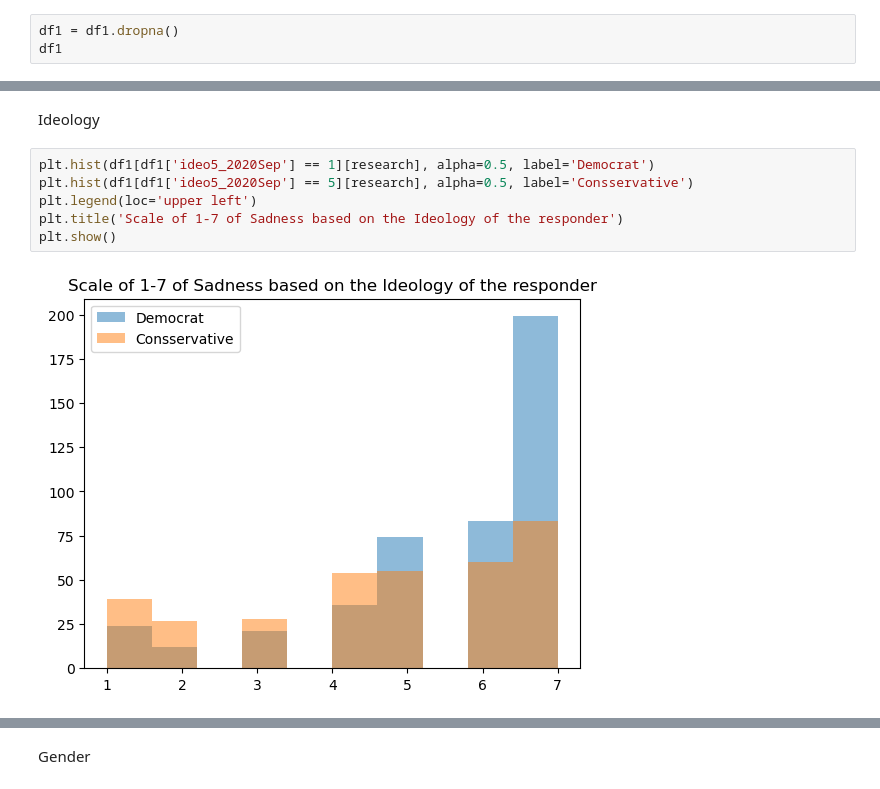
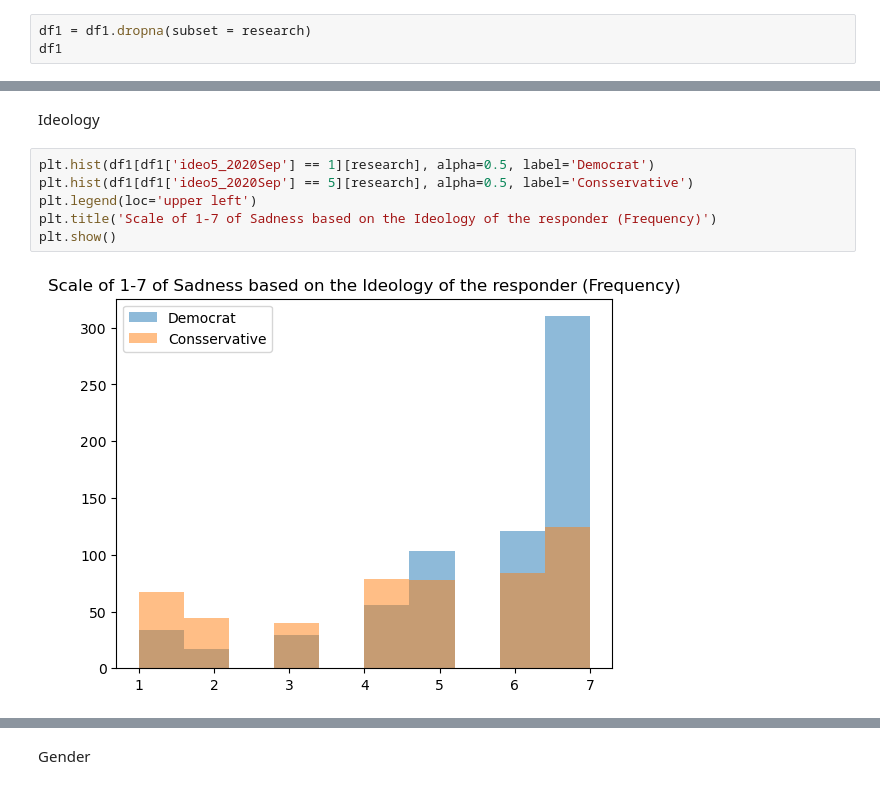
Before and after one commit to wdneff2/steur_research, a Jupyter notebook: research.ipynb, the cells around one changed output, grey strips where cells are left out. Drawn from its saved outputs; the diff is of its cells as text.

```diff
--- a/research.ipynb
+++ b/research.ipynb
@@ -83,5 +85,5 @@ array([ 5.,  3.,  7.,  6.,  4.,  2.,  1., nan])
 # %%
-df1 = df1.dropna()
+df1 = df1.dropna(subset = research)
 df1
 # %% [output]
 |  | weight_genpop_2020Nov | cdid_2020Nov | inputstate_2020Nov | track_2020Nov | econtrend_2020Nov | ... |
@@ -515,8 +524,8 @@ Ideology
 # %%
 plt.hist(df1[df1['ideo5_2020Sep'] == 1][research], alpha=0.5, label='Democrat')
 plt.hist(df1[df1['ideo5_2020Sep'] == 5][research], alpha=0.5, label='Consservative')
 plt.legend(loc='upper left')
-plt.title('Scale of 1-7 of Sadness based on the Ideology of the responder')
+plt.title('Scale of 1-7 of Sadness based on the Ideology of the responder (Frequency)')
 plt.show()
 # %% [output]
-[figure, old version]
+[figure, new version]
```
Also changed, not shown: parts of 59 cells of this notebook.
